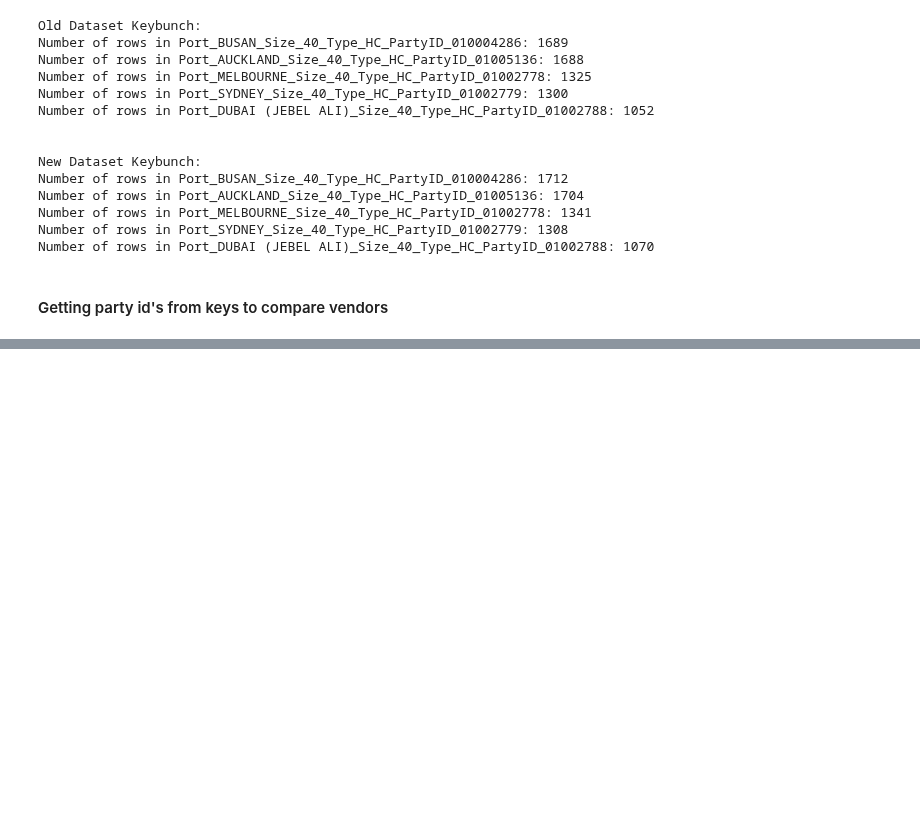
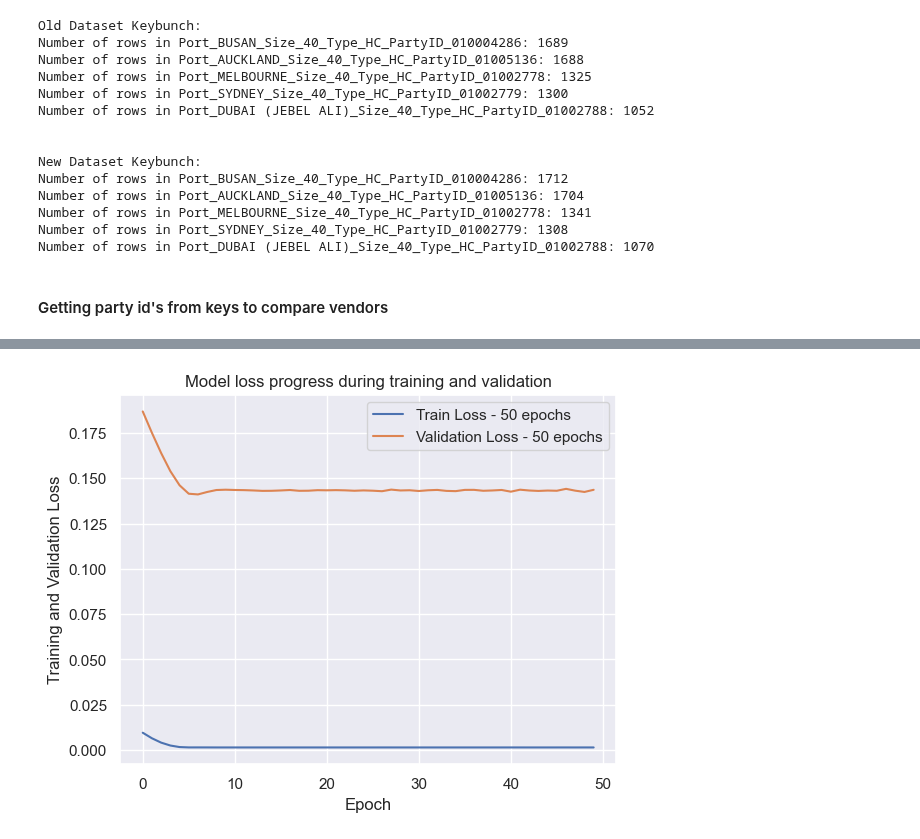
Before and after one commit to aloysiuswjw/Cost-Rate-Analysis, a Jupyter notebook: frame1.ipynb, the cells around one changed output, grey strips where cells are left out. Saved outputs shown, nothing was run; the diff lists cells and outputs as text; code cells hidden in the pictures; blank space fills up the shorter version.

Commit message:
other results are bad

```diff
--- a/frame1.ipynb
+++ b/frame1.ipynb
@@ -218,0 +225,12 @@ For key Port_DUBAI (JEBEL ALI)_Size_40_Type_HC_PartyID_01002788, Party_ID is ['0
+# %%
+# Accessing the highest count in the each keypouch, new and old.
+sel_df = filtered_dataframe1[old_df[15]]
+sel_df.head(5)
+sel_df.tail(5)
+sel_df.info()
+print("\n")
+
+latest_sel_df = filtered_dataframe2[new_df[15]]
+latest_sel_df.head(5)
+latest_sel_df.tail(5)
+latest_sel_df.info()
@@ -218,0 +490,4 @@ For key Port_DUBAI (JEBEL ALI)_Size_40_Type_HC_PartyID_01002788, Party_ID is ['0
+# %%
+# Mean Square Error Function:
+def calculate_RMSE(y_true, y_pred):
+    return np.sqrt(mean_squared_error(y_true, y_pred))
@@ -218,0 +536,64 @@ For key Port_DUBAI (JEBEL ALI)_Size_40_Type_HC_PartyID_01002788, Party_ID is ['0
+# %%
+# Normalize dataset for LSTM
+from sklearn.preprocessing import MinMaxScaler
+scaler = MinMaxScaler(feature_range=(0, 1))
+dataset = scaler.fit_transform(agg_df['Rate'].values.reshape(-1,1))
+
+# Split into train and test sets
+train_size = int(len(dataset) * 0.70)
+test_size = len(dataset) - train_size
+train, test = dataset[0:train_size,:], dataset[train_size:len(dataset),:]
+
+# Reshape into X=t and Y=t+1, timestep  look_back
+look_back = 5
+trainX, trainY = create_dataset(train, look_back)
+testX, testY = create_dataset(test, look_back)
+
+# Reshape input to be [samples, time steps, features]
+trainX = np.reshape(trainX, (trainX.shape[0], 1, trainX.shape[1]))
+testX = np.reshape(testX, (testX.shape[0], 1, testX.shape[1]))
+
+epochs_list = [50, 100, 300]
+
+rmse_results = {}
+
+for epochs in epochs_list:
+    print(f'Training for {epochs} epochs...')
+    model, history = create_LSTM_model(trainX, trainY, testX, testY, epochs)
+
+    # Add the loss for this model to the plot
+    plt.plot(history.history['loss'], label=f'Train Loss - {epochs} epochs')
+    plt.plot(history.history['val_loss'], label=f'Validation Loss - {epochs} epochs')
+
+    # Configure and show the plot
+    plt.title('Model loss progress during training and validation')
+    plt.xlabel('Epoch')
+    plt.ylabel('Training and Validation Loss')
+    plt.legend()
+    plt.show();
+
+    # Evalute LSTM Model
+    trainPredict = model.predict(trainX)
+    testPredict = model.predict(testX)
+
+    # Invert predictions back to prescaled values
+    trainPredict = scaler.inverse_transform(trainPredict)
+    trainY_orig = scaler.inverse_transform([trainY])
+    testPredict = scaler.inverse_transform(testPredict)
+    testY_orig = scaler.inverse_transform([testY])
+
+    # Calculate mean squared error
+    trainScore = calculate_RMSE(trainY_orig[0], trainPredict[:,0])
+    print(f'Train Score: {trainScore:.2f} RMSE for {epochs} epochs')
+    testScore = calculate_RMSE(testY_orig[0], testPredict[:,0])
+    print(f'Test Score: {testScore:.2f} RMSE for {epochs} epochs')
+
+    rmse_results[epochs] = {'Train RMSE': trainScore, 'Test RMSE': testScore}
+
+# Convert the dictionary to a DataFrame for easy display
+rmse_df = pd.DataFrame(rmse_results).T
+print(rmse_df)
+
+# # View how LSTM model fitting to the actual data
+# plot_predictions_v1(dataset, trainPredict, testPredict, look_back)
+# %% [output]
@@ -218,0 +623 @@ For key Port_DUBAI (JEBEL ALI)_Size_40_Type_HC_PartyID_01002788, Party_ID is ['0
+[figure, added]
```
Also changed, not shown: parts of 16 cells of this notebook.
